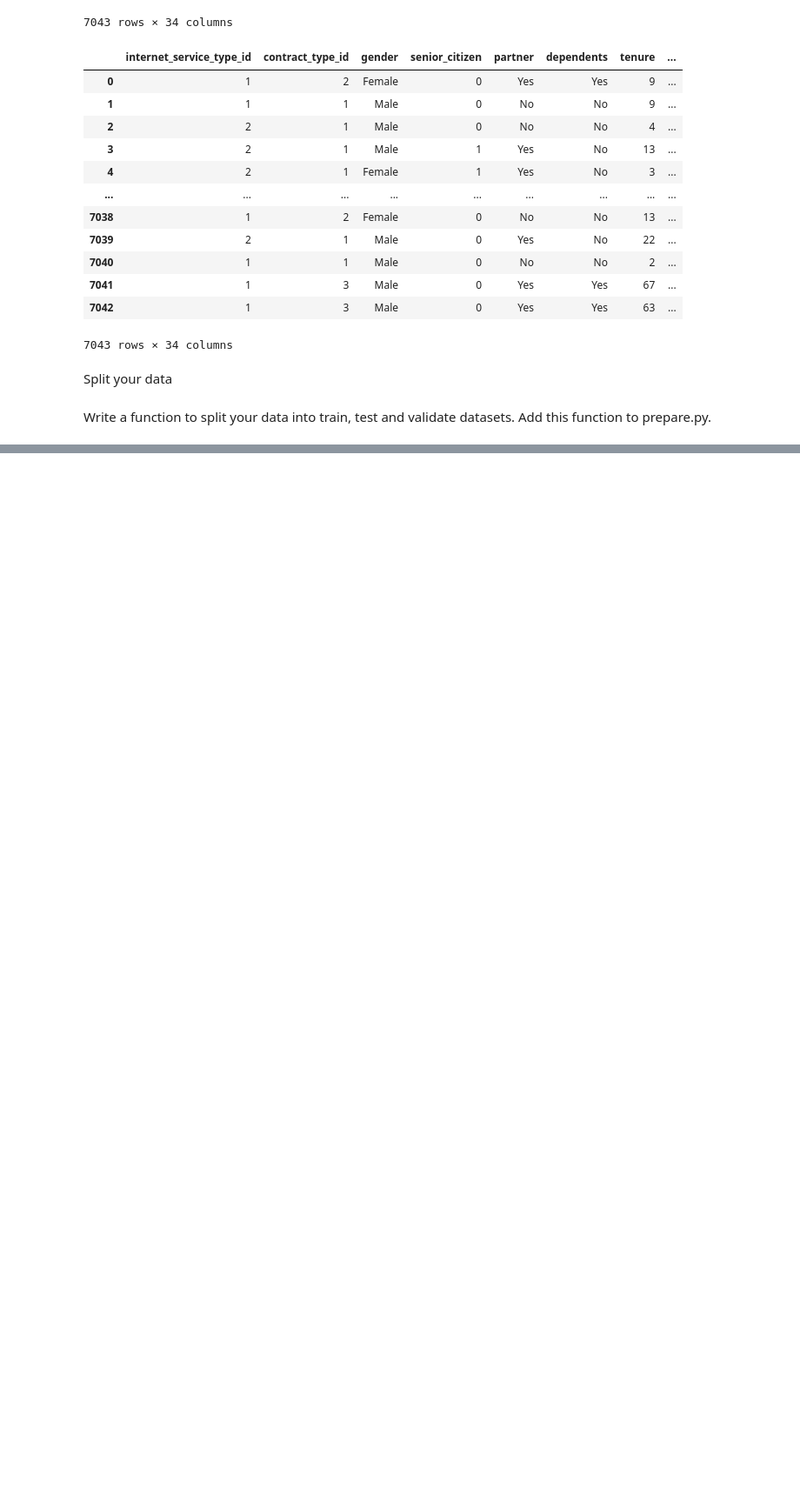
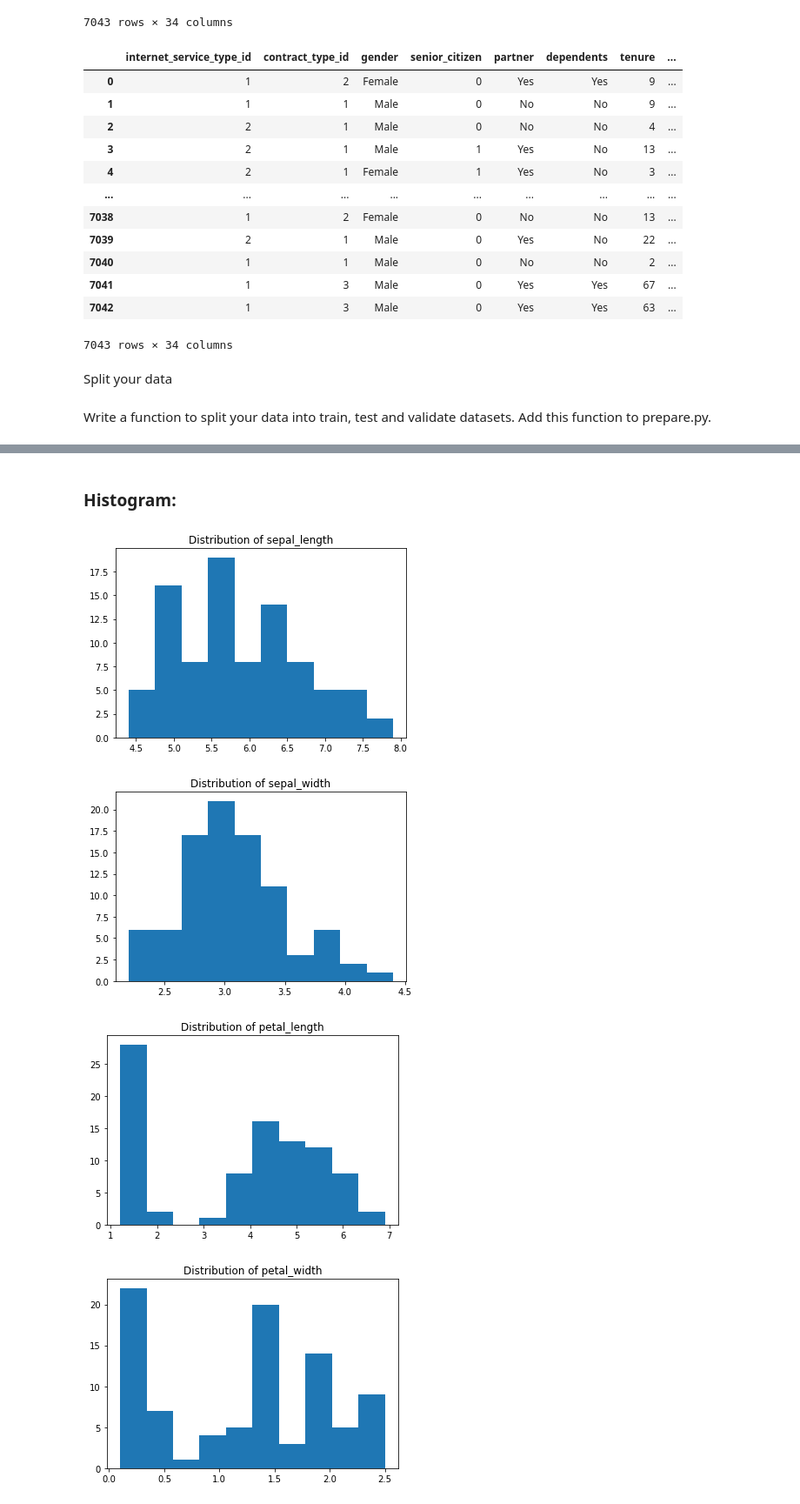
Before and after one commit to Zachary-Stufflebeme/Classification-exercises-MIRZ, a Jupyter notebook: classification_exercises.ipynb, the cells around one changed output, grey strips where cells are left out. Shown: that part at 87% size. Saved outputs shown, nothing was run; the diff lists cells and outputs as text; code cells hidden in the pictures; blank space fills up the shorter version.

```diff
--- a/classification_exercises.ipynb
+++ b/classification_exercises.ipynb
@@ -537,0 +548,2 @@ test
+# %%
+fresh_iris = get_iris_data()
@@ -537,0 +552,2 @@ test
+# %%
+train,validate,test = my_train_test_split(prep_iris(fresh_iris), 'species')
@@ -537,0 +558,13 @@ test
+# %% [markdown]
+### Histogram:
+# %%
+for col in train.columns:
+    if train[col].dtype != 'O':
+        plt.hist(train[col])
+        plt.title(f'Distribution of {col}')
+        plt.show()
+# %% [output]
+[figure, added]
+[figure, added]
+[figure, added]
+[figure, added]
```
Also changed, not shown: parts of 51 cells of this notebook.
